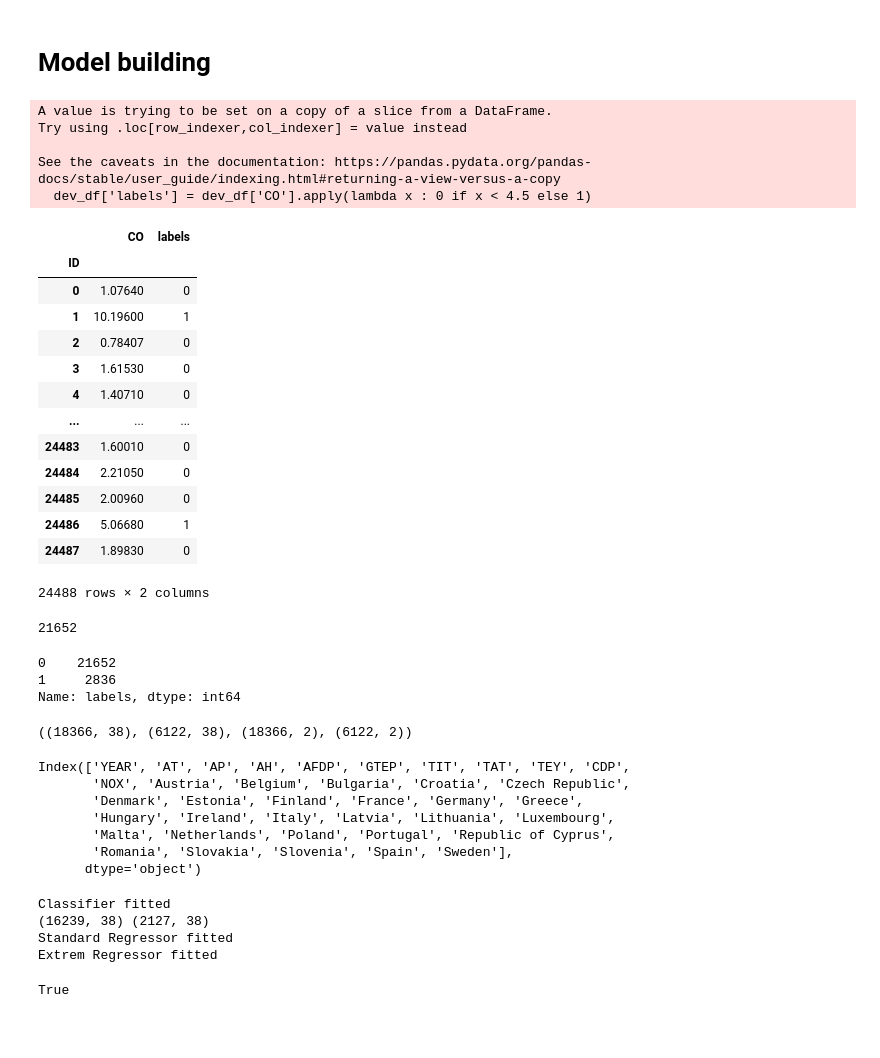
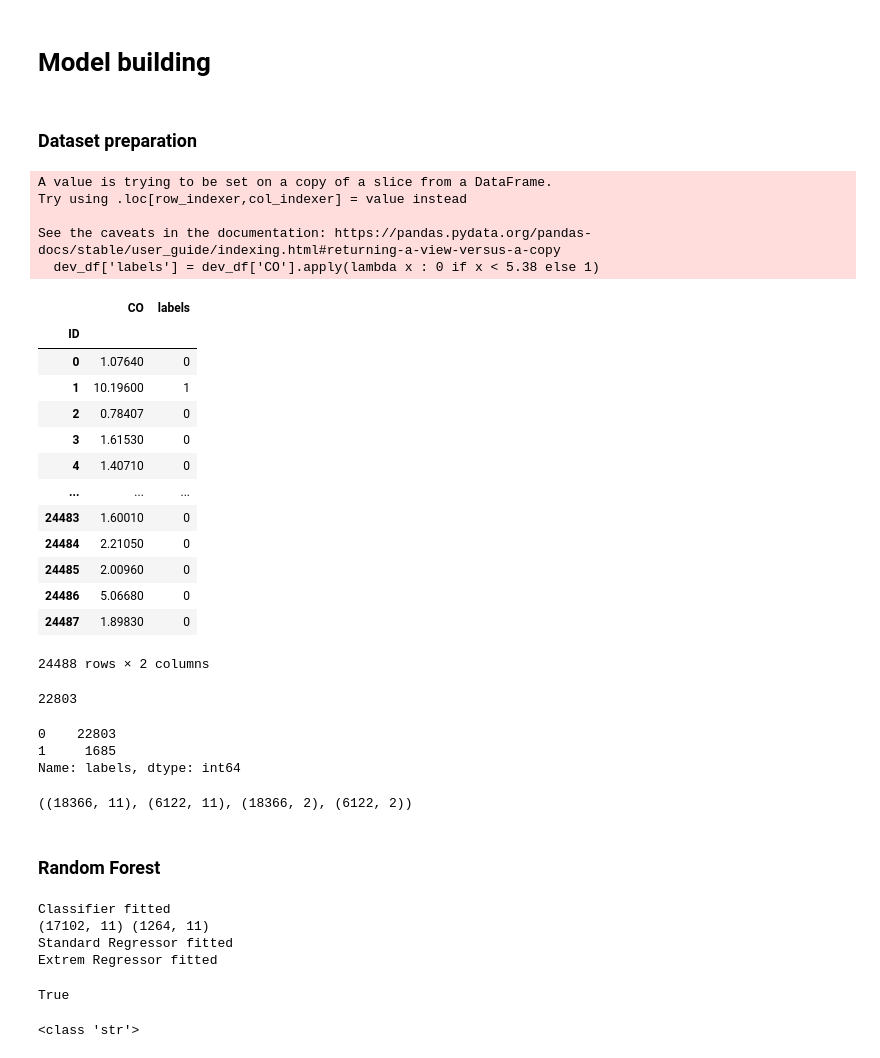
Before and after one commit to EdoardoMarchetti/Development-of-PEMS-for-gas-turbine-CO-emission-analysis, a Jupyter notebook: Model.ipynb, the cells around one changed output. Drawn from its saved outputs; the diff is of its cells as text; code cells hidden in the pictures; blank space fills up the shorter version.

```diff
--- a/Model.ipynb
+++ b/Model.ipynb
@@ -75,38 +129,40 @@ class Model():
+# %% [markdown]
+### Dataset preparation
 # %%
-dev_df['labels'] = dev_df['CO'].apply(lambda x : 0 if x < 4.5 else 1)
+dev_df['labels'] = dev_df['CO'].apply(lambda x : 0 if x < 5.38 else 1)
 dev_df[['CO','labels']]
 # %% [output]
 A value is trying to be set on a copy of a slice from a DataFrame.
 Try using .loc[row_indexer,col_indexer] = value instead
 
 See the caveats in the documentation: https://pandas.pydata.org/pandas-docs/stable/user_guide/indexing.html#returning-a-view-versus-a-copy
-  dev_df['labels'] = dev_df['CO'].apply(lambda x : 0 if x < 4.5 else 1)
+  dev_df['labels'] = dev_df['CO'].apply(lambda x : 0 if x < 5.38 else 1)
 |  | CO | labels |
 | ID |  |  |
 | 0 | 1.07640 | 0 |
 | 1 | 10.19600 | 1 |
 | 2 | 0.78407 | 0 |
 | 3 | 1.61530 | 0 |
 | 4 | 1.40710 | 0 |
 | ... | ... | ... |
 | 24483 | 1.60010 | 0 |
 | 24484 | 2.21050 | 0 |
 | 24485 | 2.00960 | 0 |
-| 24486 | 5.06680 | 1 |
+| 24486 | 5.06680 | 0 |
 | 24487 | 1.89830 | 0 |
 24488 rows × 2 columns
 # %%
-dev_df['CO'].loc[dev_df['CO'] < 4.5,].count()
+dev_df['CO'].loc[dev_df['CO'] < 5.38,].count()
 # %% [output]
-21652
+22803
 # %%
 dev_df['labels'].value_counts()
 # %% [output]
-0    21652
-1     2836
+0    22803
+1     1685
 Name: labels, dtype: int64
 # %%
-X = dev_df.drop(columns = ['CO', 'labels'])
+X = dev_df[ambiental_pred+process_pred+nox+year]
 co_values = dev_df['CO']
 labels = dev_df['labels']
 
@@ -115,32 +171,34 @@ X_train, X_test, y_train, y_test = train_test_split(X, pd.DataFrame({'CO': co_va
                                                     stratify=dev_df['labels'])
 X_train.shape, X_test.shape, y_train.shape, y_test.shape
 # %% [output]
-((18366, 38), (6122, 38), (18366, 2), (6122, 2))
+((18366, 11), (6122, 11), (18366, 2), (6122, 2))
-# %%
-X_train.columns
-# %% [output]
-Index(['YEAR', 'AT', 'AP', 'AH', 'AFDP', 'GTEP', 'TIT', 'TAT', 'TEY', 'CDP',
-       'NOX', 'Austria', 'Belgium', 'Bulgaria', 'Croatia', 'Czech Republic',
-       'Denmark', 'Estonia', 'Finland', 'France', 'Germany', 'Greece',
-       'Hungary', 'Ireland', 'Italy', 'Latvia', 'Lithuania', 'Luxembourg',
-       'Malta', 'Netherlands', 'Poland', 'Portugal', 'Republic of Cyprus',
-       'Romania', 'Slovakia', 'Slovenia', 'Spain', 'Sweden'],
-      dtype='object')
+# %% [markdown]
+### Random Forest
 # %%
-clf = RandomForestClassifier()
-std_regr = RandomForestRegressor()
-ext_regr = RandomForestRegressor()
+clf = RandomForestClassifier(n_estimators= 400, min_samples_split=2, min_samples_leaf=1,
+                             max_features= 'log2', max_depth = 110,
+                             random_state=42)
+
+std_regr = RandomForestRegressor(n_estimators=700, min_samples_split=2, min_samples_leaf=2, max_features=None,
+                                 max_depth=30, bootstrap=True,
+                                 random_state = 42)
+
+ext_regr = RandomForestRegressor(random_state = 42, n_estimators = 500,
+                                 min_samples_split=2, min_samples_leaf = 1,
+                                 max_features='sqrt')
 
 model = Model(model_classifier = clf, standard_regressor = std_regr, extreme_regressor=ext_regr)
 model.fit(X_train, co_values= y_train['CO'], binary_labels=y_train['labels'])
 # %% [output]
 Classifier fitted
-(16239, 38) (2127, 38)
+(17102, 11) (1264, 11)
 Standard Regressor fitted
 Extrem Regressor fitted
 True
 # %%
-y_pred = model.predict(X_test)
+y_pred, pred_labels = model.predict(X_test, y_test['labels'])
+# %% [output]
+<class 'str'>
 # %%
 mse(y_test['CO'].values, y_pred)
 # %% [output]
```
Also changed, not shown: parts of 26 cells of this notebook, 2 other files.
